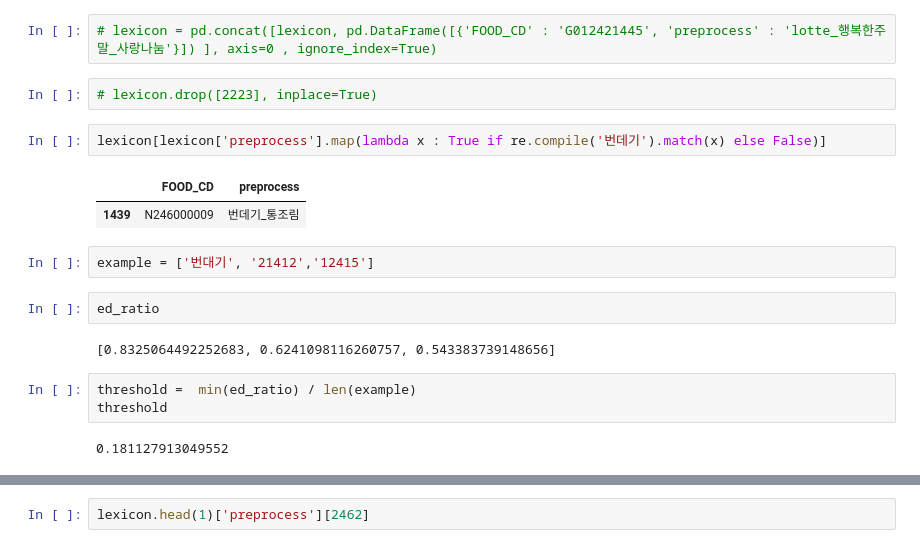
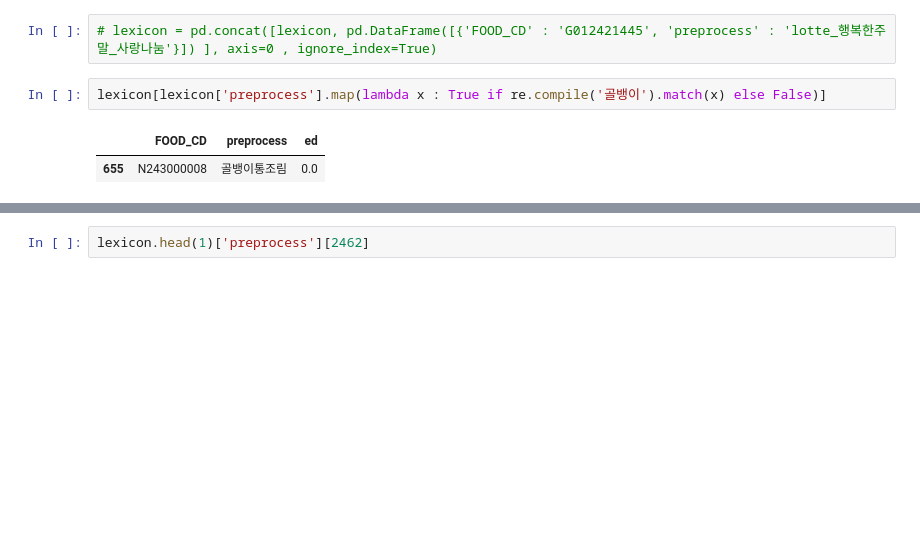
Before and after one commit to ximzzzzz/Food_CAMERA, a Jupyter notebook: craft_test.ipynb, the cells around one changed output, grey strips where cells are left out. Saved outputs shown, nothing was run; the diff lists cells and outputs as text; blank space fills up the shorter version.

```diff
--- a/craft_test.ipynb
+++ b/craft_test.ipynb
@@ -547,21 +579,8 @@ import re
 lexicon = pd.read_csv('/home/Data/FoodDetection/Serving/ocr/pipeline/OCR_lexicon_pre.csv' ,error_bad_lines=False)
 # %%
 # lexicon = pd.concat([lexicon, pd.DataFrame([{'FOOD_CD' : 'G012421445', 'preprocess' : 'lotte_행복한주말_사랑나눔'}]) ], axis=0 , ignore_index=True)
-# %%
-# lexicon.drop([2223], inplace=True)
 # %%
-lexicon[lexicon['preprocess'].map(lambda x : True if re.compile('번데기').match(x) else False)]
+lexicon[lexicon['preprocess'].map(lambda x : True if re.compile('골뱅이').match(x) else False)]
 # %% [output]
-|  | FOOD_CD | preprocess |
-| 1439 | N246000009 | 번데기_통조림 |
+|  | FOOD_CD | preprocess | ed |
+| 655 | N243000008 | 골뱅이통조림 | 0.0 |
-# %%
-example = ['번대기', '21412','12415']
-# %%
-ed_ratio
-# %% [output]
-[0.8325064492252683, 0.6241098116260757, 0.543383739148656]
-# %%
-threshold =  min(ed_ratio) / len(example)
-threshold
-# %% [output]
-0.181127913049552
```
Also changed, not shown: parts of 34 cells of this notebook.
